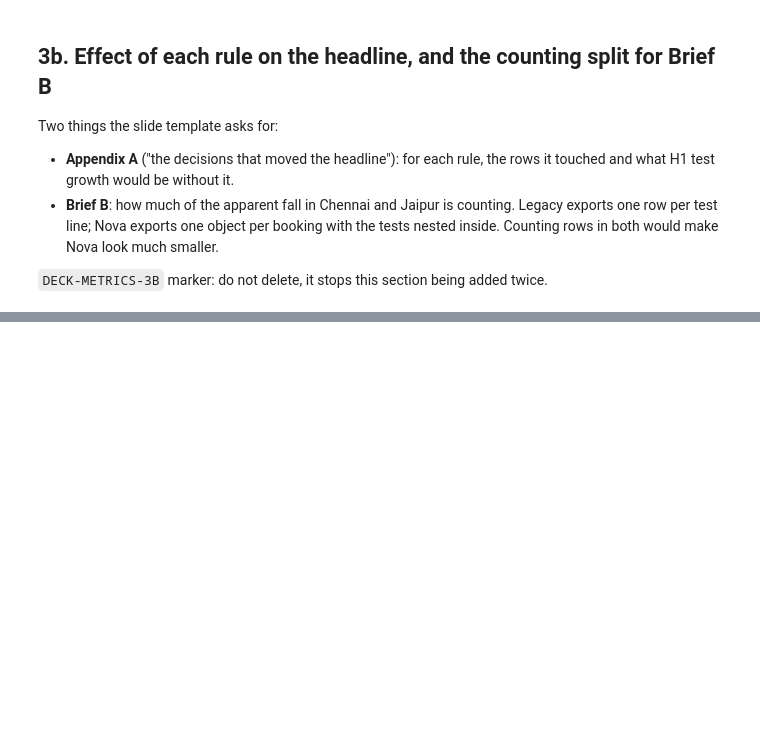
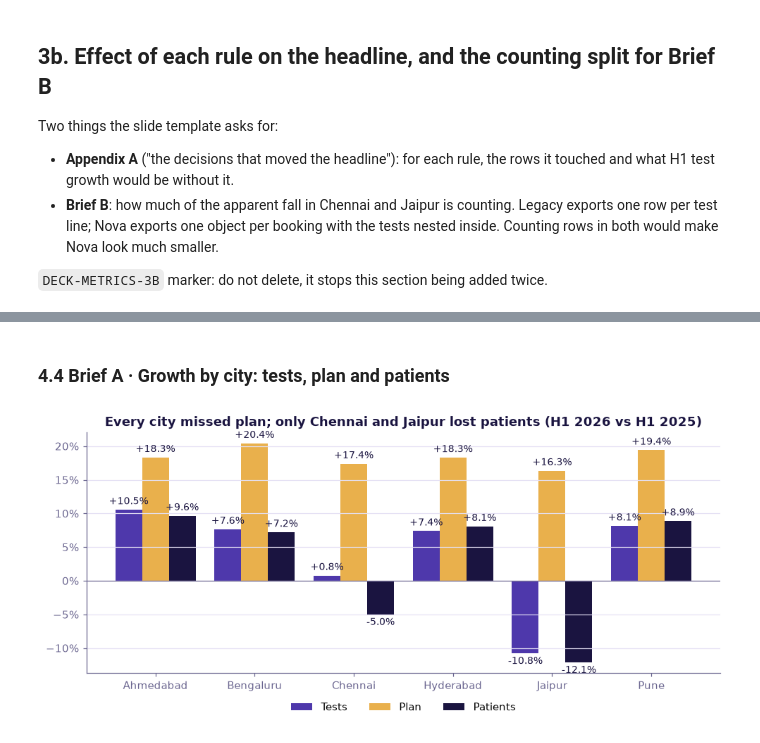
Before and after one commit to Nitishvarma50/kalpa-health-growth-analysis, a Jupyter notebook: Data_loading_and_eda.ipynb, the cells around one changed output, grey strips where cells are left out. Saved outputs shown, nothing was run; the diff lists cells and outputs as text; code cells hidden in the pictures; blank space fills up the shorter version.

```diff
--- a/Data_loading_and_eda.ipynb
+++ b/Data_loading_and_eda.ipynb
@@ -1178,0 +1266,19 @@ print("Updated deck_metrics.json")
+# %% [markdown]
+### 4.4 Brief A · Growth by city: tests, plan and patients
+# %%
+cities_ = sorted(deck["plan"]["cities"])
+tests_g = [deck["plan"]["cities"][c]["growth"] for c in cities_]
+plan_g = [deck["plan"]["cities"][c]["plan_growth"] for c in cities_]
+pat_g = [deck["city"][c]["g"]["patients"] for c in cities_]
+x = np.arange(len(cities_)); w = 0.27
+fig, ax = plt.subplots(figsize=(9, 4.2))
+for off, vals_, col, lab in [(-w, tests_g, PURPLE, "Tests"), (0, plan_g, GOLD, "Plan"), (w, pat_g, INK, "Patients")]:
+    bars = ax.bar(x + off, vals_, w, color=col, label=lab)
+    label_bars(ax, bars, lambda v: f"{v:+.1%}")
+ax.axhline(0, color=MUTED, lw=0.8)
+ax.set_xticks(x, cities_); ax.yaxis.set_major_formatter(pct)
+ax.legend(ncol=3, loc="upper center", bbox_to_anchor=(0.5, -0.08))
+ax.set_title("Every city missed plan; only Chennai and Jaipur lost patients (H1 2026 vs H1 2025)")
+plt.tight_layout(); plt.show()
+# %% [output]
+[figure, added]
```
Also changed, not shown: parts of 14 cells of this notebook.
